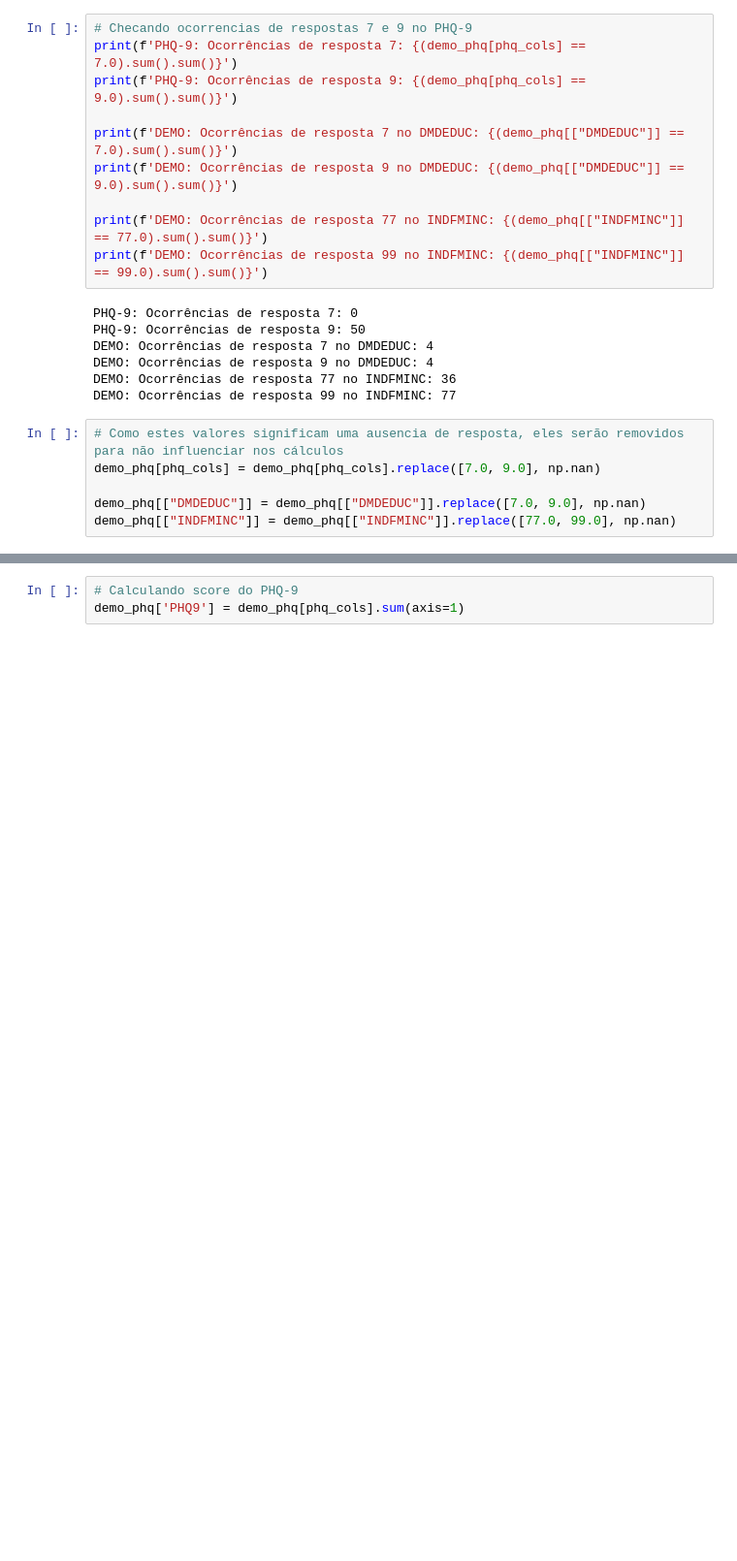
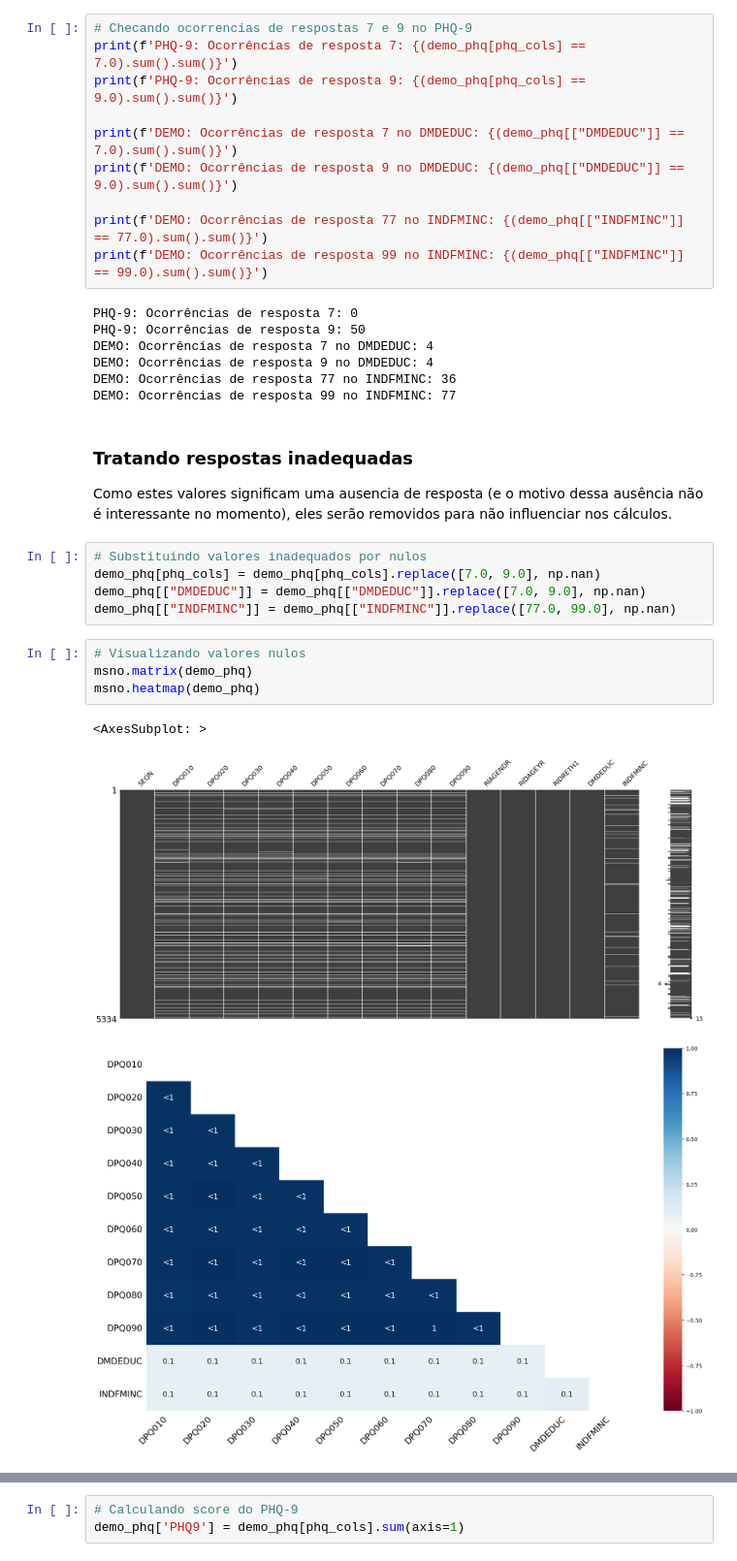
Before and after one commit to thiago-paim/tera-desafio-inferencia, a Jupyter notebook: notebooks/step_1_data_treatment.ipynb, the cells around one changed output, grey strips where cells are left out. Shown at 97% size. Saved outputs shown, nothing was run; the diff lists cells and outputs as text; blank space fills up the shorter version.

```diff
--- a/notebooks/step_1_data_treatment.ipynb
+++ b/notebooks/step_1_data_treatment.ipynb
@@ -49,9 +97,20 @@ DEMO: Ocorrências de resposta 7 no DMDEDUC: 4
 DEMO: Ocorrências de resposta 9 no DMDEDUC: 4
 DEMO: Ocorrências de resposta 77 no INDFMINC: 36
 DEMO: Ocorrências de resposta 99 no INDFMINC: 77
+# %% [markdown]
+### Tratando respostas inadequadas
+
+Como estes valores significam uma ausencia de resposta (e o motivo dessa ausência não é interessante no momento), eles serão removidos para não influenciar nos cálculos.
 # %%
-# Como estes valores significam uma ausencia de resposta, eles serão removidos para não influenciar nos cálculos
+# Substituindo valores inadequados por nulos
 demo_phq[phq_cols] = demo_phq[phq_cols].replace([7.0, 9.0], np.nan)
-
 demo_phq[["DMDEDUC"]] = demo_phq[["DMDEDUC"]].replace([7.0, 9.0], np.nan)
 demo_phq[["INDFMINC"]] = demo_phq[["INDFMINC"]].replace([77.0, 99.0], np.nan)
+# %%
+# Visualizando valores nulos
+msno.matrix(demo_phq)
+msno.heatmap(demo_phq)
+# %% [output]
+<AxesSubplot: >
+[figure, added]
+[figure, added]
```
Also changed, not shown: parts of 26 cells of this notebook.
